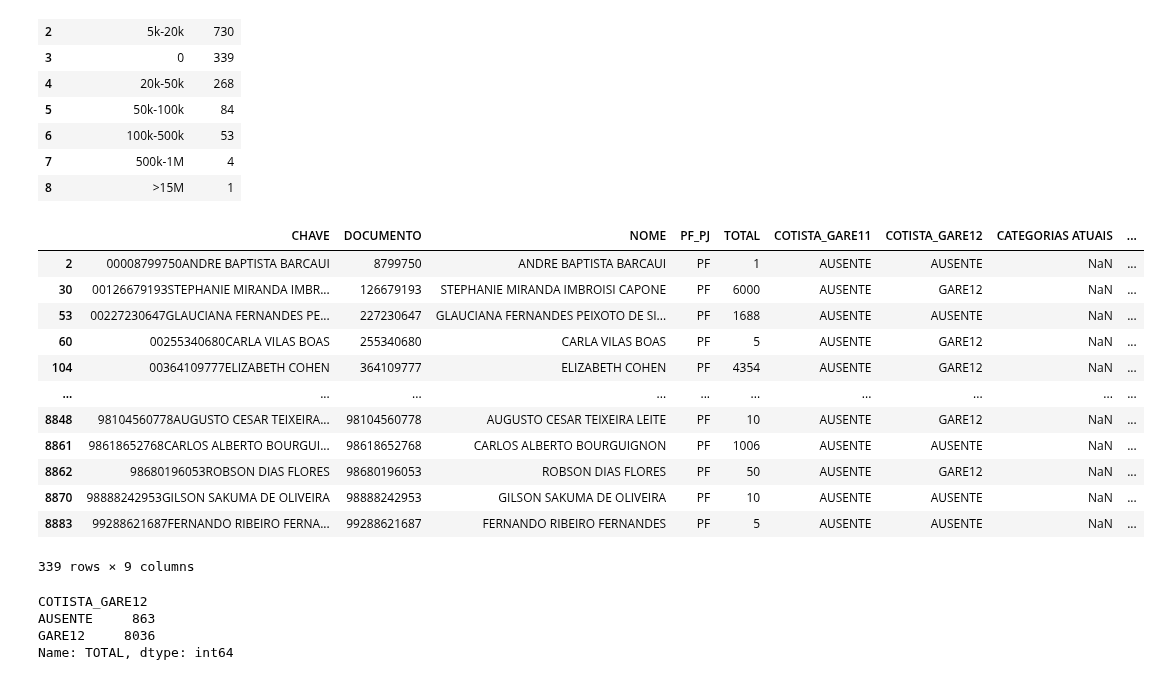
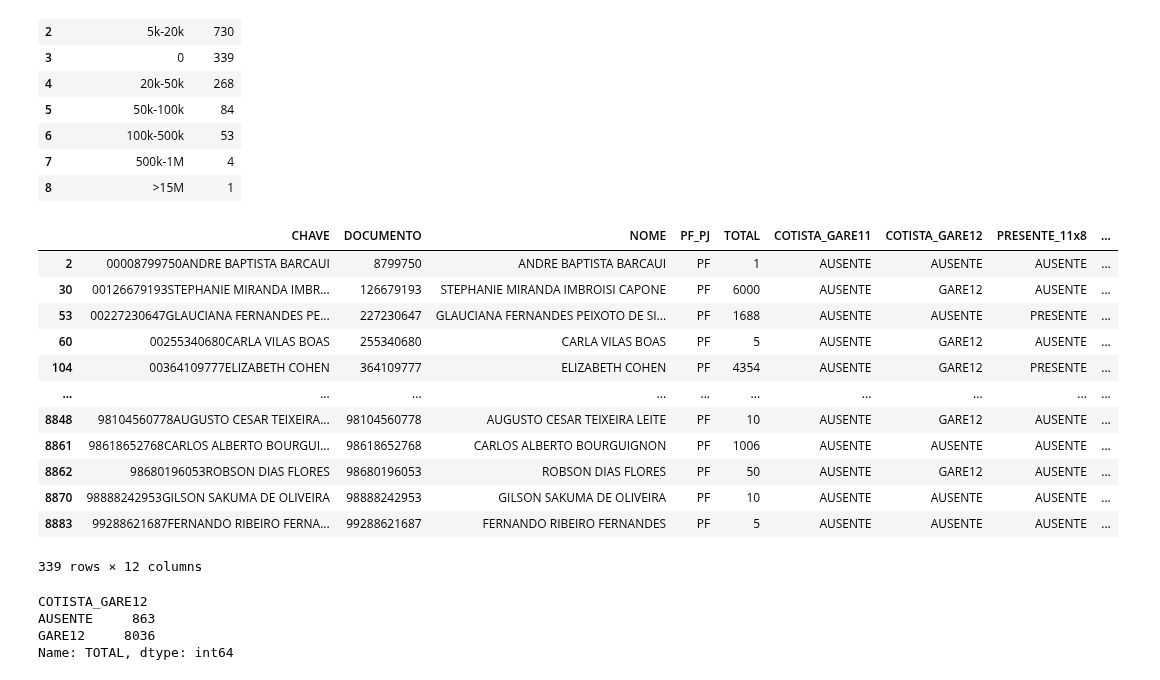
Before and after one commit to LucasFranco-guardian/Relat-rios-Passivo, a Jupyter notebook: Analise_GARE13.ipynb, the cells around one changed output. Saved outputs shown, nothing was run; the diff lists cells and outputs as text; code cells hidden in the pictures.

Commit message:
Add_código_novas_analises

```diff
--- a/Analise_GARE13.ipynb
+++ b/Analise_GARE13.ipynb
@@ -76,21 +82,21 @@ gare13_dataframe
 | 8 | >15M | 1 |
 # %%
 df_ausente = df_analise_merge.query('COTISTA_GARE11 == "AUSENTE"')
-df_ausente
+gare12_secundario = df_analise_merge.query('COTISTA_GARE12 == "AUSENTE"')
 # %% [output]
-|  | CHAVE | DOCUMENTO | NOME | PF_PJ | TOTAL | COTISTA_GARE11 | COTISTA_GARE12 | CATEGORIAS ATUAIS | ... |
-| 2 | 00008799750ANDRE BAPTISTA BARCAUI | 8799750 | ANDRE BAPTISTA BARCAUI | PF | 1 | AUSENTE | AUSENTE | NaN | ... |
-| 30 | 00126679193STEPHANIE MIRANDA IMBR... | 126679193 | STEPHANIE MIRANDA IMBROISI CAPONE | PF | 6000 | AUSENTE | GARE12 | NaN | ... |
-| 53 | 00227230647GLAUCIANA FERNANDES PE... | 227230647 | GLAUCIANA FERNANDES PEIXOTO DE SI... | PF | 1688 | AUSENTE | AUSENTE | NaN | ... |
-| 60 | 00255340680CARLA VILAS BOAS | 255340680 | CARLA VILAS BOAS | PF | 5 | AUSENTE | GARE12 | NaN | ... |
-| 104 | 00364109777ELIZABETH COHEN | 364109777 | ELIZABETH COHEN | PF | 4354 | AUSENTE | GARE12 | NaN | ... |
+|  | CHAVE | DOCUMENTO | NOME | PF_PJ | TOTAL | COTISTA_GARE11 | COTISTA_GARE12 | PRESENTE_11x8 | ... |
+| 2 | 00008799750ANDRE BAPTISTA BARCAUI | 8799750 | ANDRE BAPTISTA BARCAUI | PF | 1 | AUSENTE | AUSENTE | AUSENTE | ... |
+| 30 | 00126679193STEPHANIE MIRANDA IMBR... | 126679193 | STEPHANIE MIRANDA IMBROISI CAPONE | PF | 6000 | AUSENTE | GARE12 | AUSENTE | ... |
+| 53 | 00227230647GLAUCIANA FERNANDES PE... | 227230647 | GLAUCIANA FERNANDES PEIXOTO DE SI... | PF | 1688 | AUSENTE | AUSENTE | PRESENTE | ... |
+| 60 | 00255340680CARLA VILAS BOAS | 255340680 | CARLA VILAS BOAS | PF | 5 | AUSENTE | GARE12 | AUSENTE | ... |
+| 104 | 00364109777ELIZABETH COHEN | 364109777 | ELIZABETH COHEN | PF | 4354 | AUSENTE | GARE12 | PRESENTE | ... |
 | ... | ... | ... | ... | ... | ... | ... | ... | ... | ... |
-| 8848 | 98104560778AUGUSTO CESAR TEIXEIRA... | 98104560778 | AUGUSTO CESAR TEIXEIRA LEITE | PF | 10 | AUSENTE | GARE12 | NaN | ... |
-| 8861 | 98618652768CARLOS ALBERTO BOURGUI... | 98618652768 | CARLOS ALBERTO BOURGUIGNON | PF | 1006 | AUSENTE | AUSENTE | NaN | ... |
-| 8862 | 98680196053ROBSON DIAS FLORES | 98680196053 | ROBSON DIAS FLORES | PF | 50 | AUSENTE | GARE12 | NaN | ... |
-| 8870 | 98888242953GILSON SAKUMA DE OLIVEIRA | 98888242953 | GILSON SAKUMA DE OLIVEIRA | PF | 10 | AUSENTE | AUSENTE | NaN | ... |
-| 8883 | 99288621687FERNANDO RIBEIRO FERNA... | 99288621687 | FERNANDO RIBEIRO FERNANDES | PF | 5 | AUSENTE | AUSENTE | NaN | ... |
+| 8848 | 98104560778AUGUSTO CESAR TEIXEIRA... | 98104560778 | AUGUSTO CESAR TEIXEIRA LEITE | PF | 10 | AUSENTE | GARE12 | AUSENTE | ... |
+| 8861 | 98618652768CARLOS ALBERTO BOURGUI... | 98618652768 | CARLOS ALBERTO BOURGUIGNON | PF | 1006 | AUSENTE | AUSENTE | AUSENTE | ... |
+| 8862 | 98680196053ROBSON DIAS FLORES | 98680196053 | ROBSON DIAS FLORES | PF | 50 | AUSENTE | GARE12 | AUSENTE | ... |
+| 8870 | 98888242953GILSON SAKUMA DE OLIVEIRA | 98888242953 | GILSON SAKUMA DE OLIVEIRA | PF | 10 | AUSENTE | AUSENTE | AUSENTE | ... |
+| 8883 | 99288621687FERNANDO RIBEIRO FERNA... | 99288621687 | FERNANDO RIBEIRO FERNANDES | PF | 5 | AUSENTE | AUSENTE | AUSENTE | ... |
-339 rows × 9 columns
+339 rows × 12 columns
 # %%
 df_analise_merge.groupby(['COTISTA_GARE12'])['TOTAL'].count()
 # %% [output]
```
Also changed, not shown: parts of 9 cells of this notebook, 4 other files.
